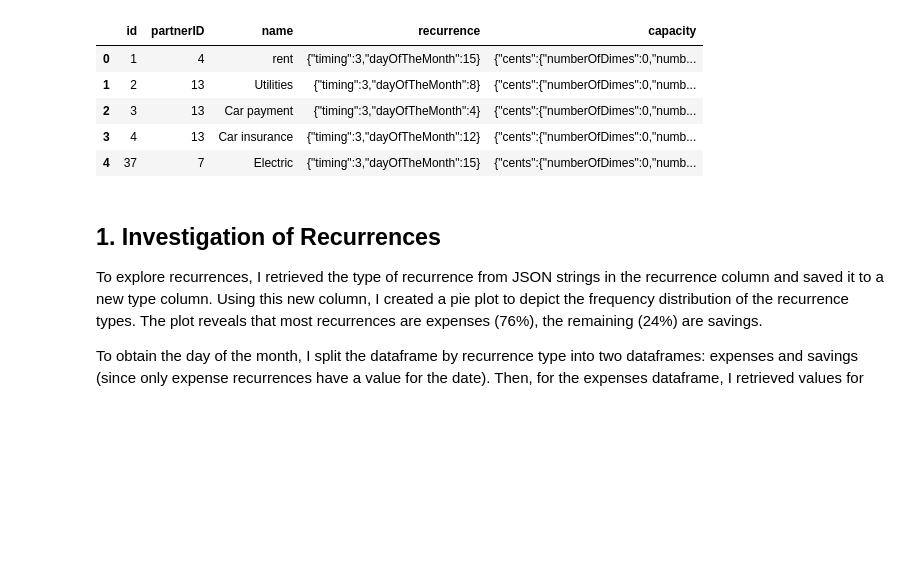
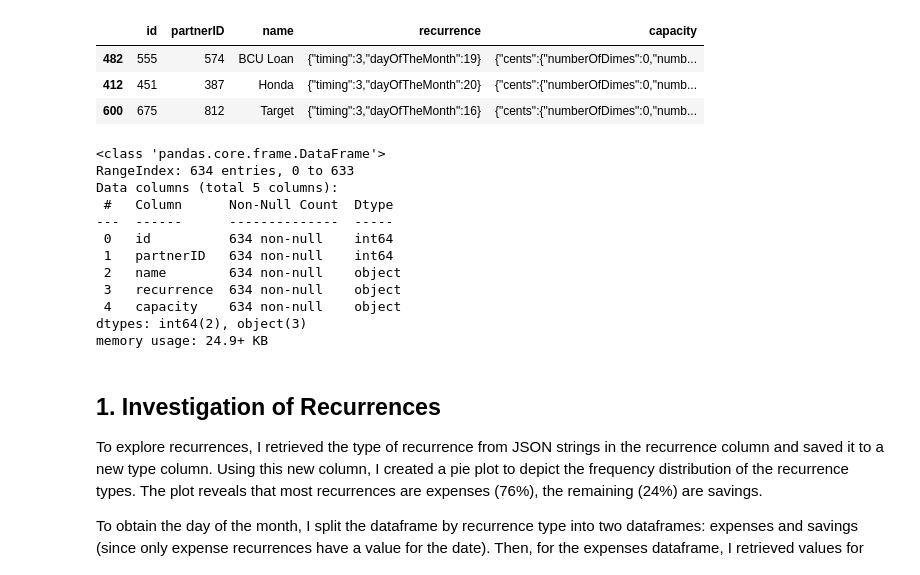
Before and after one commit to magorshunov/Budgeting-App, a Jupyter notebook: notebook.ipynb, the cells around one changed output. Saved outputs shown, nothing was run; the diff lists cells and outputs as text; code cells hidden in the pictures; blank space fills up the shorter version.

```diff
--- a/notebook.ipynb
+++ b/notebook.ipynb
@@ -20,14 +23,27 @@ from PIL import Image
 # %%
-#read in the dataset into dataframe and display first five rows
+#read in the dataset into dataframe and display randomly selected rows
 data = pd.read_csv('data.csv')
-data.head()
+data.sample(3)
 # %% [output]
 |  | id | partnerID | name | recurrence | capacity |
-| 0 | 1 | 4 | rent | {"timing":3,"dayOfTheMonth":15} | {"cents":{"numberOfDimes":0,"numb... |
-| 1 | 2 | 13 | Utilities | {"timing":3,"dayOfTheMonth":8} | {"cents":{"numberOfDimes":0,"numb... |
-| 2 | 3 | 13 | Car payment | {"timing":3,"dayOfTheMonth":4} | {"cents":{"numberOfDimes":0,"numb... |
-| 3 | 4 | 13 | Car insurance | {"timing":3,"dayOfTheMonth":12} | {"cents":{"numberOfDimes":0,"numb... |
-| 4 | 37 | 7 | Electric | {"timing":3,"dayOfTheMonth":15} | {"cents":{"numberOfDimes":0,"numb... |
+| 482 | 555 | 574 | BCU Loan | {"timing":3,"dayOfTheMonth":19} | {"cents":{"numberOfDimes":0,"numb... |
+| 412 | 451 | 387 | Honda | {"timing":3,"dayOfTheMonth":20} | {"cents":{"numberOfDimes":0,"numb... |
+| 600 | 675 | 812 | Target | {"timing":3,"dayOfTheMonth":16} | {"cents":{"numberOfDimes":0,"numb... |
+# %%
+data.info()
+# %% [output]
+<class 'pandas.core.frame.DataFrame'>
+RangeIndex: 634 entries, 0 to 633
+Data columns (total 5 columns):
+ #   Column      Non-Null Count  Dtype
+---  ------      --------------  -----
+ 0   id          634 non-null    int64
+ 1   partnerID   634 non-null    int64
+ 2   name        634 non-null    object
+ 3   recurrence  634 non-null    object
+ 4   capacity    634 non-null    object
+dtypes: int64(2), object(3)
+memory usage: 24.9+ KB
 # %% [markdown]
 ## 1. Investigation of Recurrences
 To explore recurrences, I retrieved the type of recurrence from JSON strings in the recurrence column and saved it to a new type column. Using this new column, I created a pie plot to depict the frequency distribution of the recurrence types. The plot reveals that most recurrences are expenses (76%), the remaining (24%) are savings.
```
Also changed, not shown: parts of 8 cells of this notebook.
